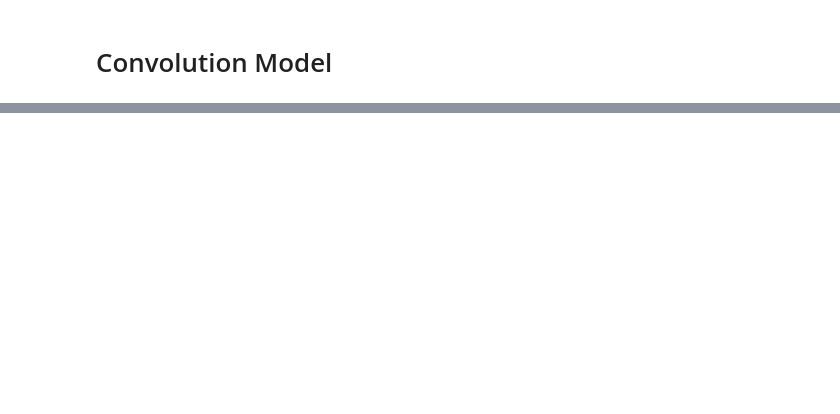
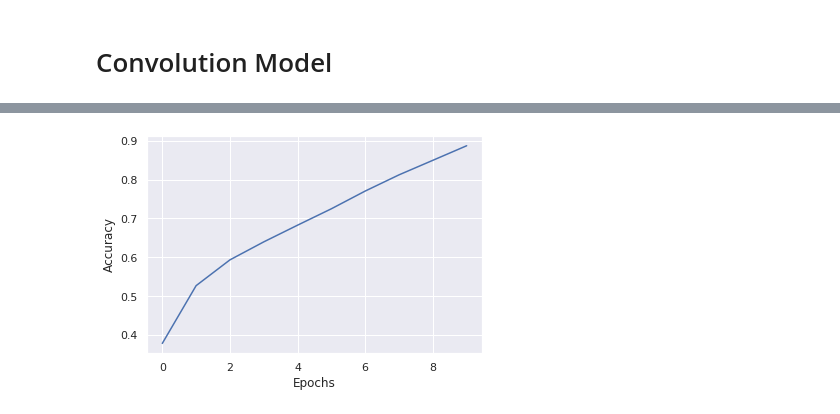
Before and after one commit to FOSSbee/Face-Expression-Classifer, a Jupyter notebook: main_notebook.ipynb, the cells around one changed output, grey strips where cells are left out. Cells and saved outputs as stored; diff of their text form; code cells hidden in the pictures; blank space fills up the shorter version.

```diff
--- a/main_notebook.ipynb
+++ b/main_notebook.ipynb
@@ -283,3 +260,3 @@ train_X2d.shape
 # %%
-modelCNN.fit(train_X2d,train_y,epochs=10)
+historyCNN = modelCNN.fit(train_aug_X2d,train_aug_y,epochs=10)
 # %% [output]
@@ -304,3 +280,11 @@ Epoch 10/10
+# %%
+plt.plot(historyCNN.history['accuracy'])
+plt.xlabel('Epochs')
+plt.ylabel('Accuracy')
+plt.savefig("convnet_result_plot.png")
+plt.show()
+# %% [output]
+[figure, added]
 # %%
 validate_X2d = validate_X.reshape(-1,48,48,1,)
 # %%
```
Also changed, not shown: parts of 37 cells of this notebook.
